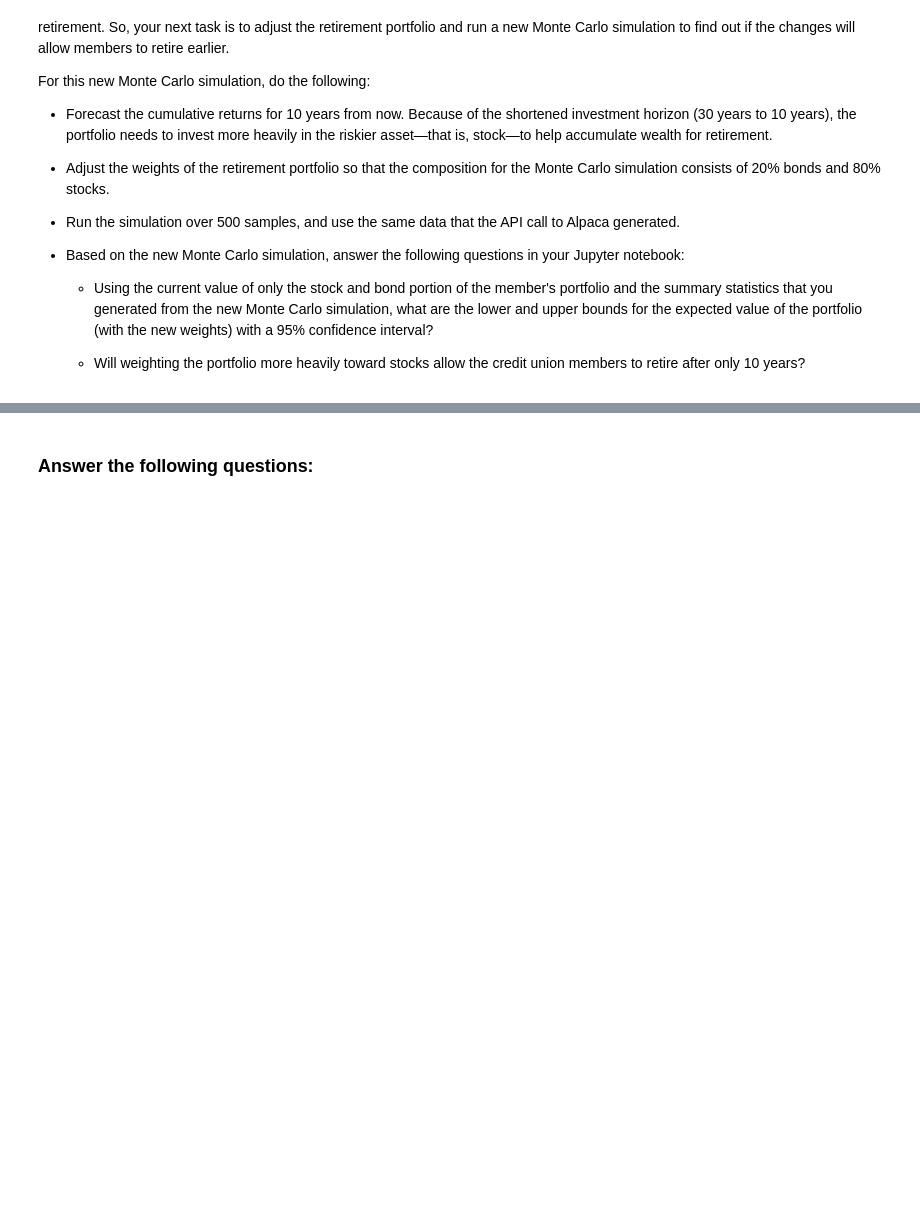
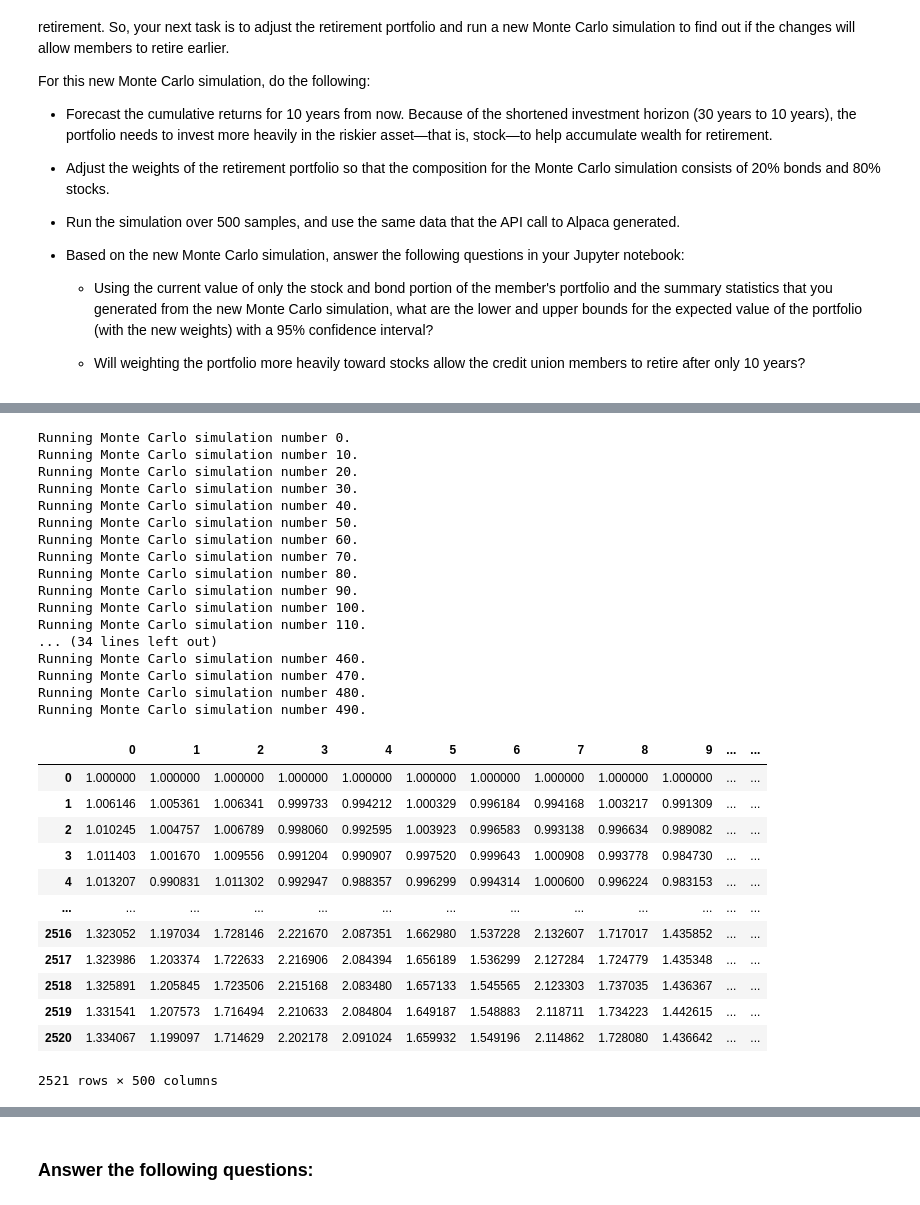
Before and after one commit to jpmaddox97/module_5_challenge, a Jupyter notebook: Starter_Code/financial_planning_tools.ipynb, the cells around one changed output, grey strips where cells are left out. Drawn from its saved outputs; the diff is of its cells as text; code cells hidden in the pictures; blank space fills up the shorter version.

```diff
--- a/Starter_Code/financial_planning_tools.ipynb
+++ b/Starter_Code/financial_planning_tools.ipynb
@@ -605,6 +646,37 @@ For this new Monte Carlo simulation, do the following:
 # %%
 # Run the Monte Carlo simulation to forecast 10 years cumulative returns
-# YOUR CODE HERE
+sb_hist_mc_sw.calc_cumulative_return()
+# %% [output]
+Running Monte Carlo simulation number 0.
+Running Monte Carlo simulation number 10.
+Running Monte Carlo simulation number 20.
+Running Monte Carlo simulation number 30.
+Running Monte Carlo simulation number 40.
+Running Monte Carlo simulation number 50.
+Running Monte Carlo simulation number 60.
+Running Monte Carlo simulation number 70.
+Running Monte Carlo simulation number 80.
+Running Monte Carlo simulation number 90.
+Running Monte Carlo simulation number 100.
+Running Monte Carlo simulation number 110.
+... (34 lines left out)
+Running Monte Carlo simulation number 460.
+Running Monte Carlo simulation number 470.
+Running Monte Carlo simulation number 480.
+Running Monte Carlo simulation number 490.
+|  | 0 | 1 | 2 | 3 | 4 | 5 | 6 | 7 | 8 | 9 | ... | ... |
+| 0 | 1.000000 | 1.000000 | 1.000000 | 1.000000 | 1.000000 | 1.000000 | 1.000000 | 1.000000 | 1.000000 | 1.000000 | ... | ... |
+| 1 | 1.006146 | 1.005361 | 1.006341 | 0.999733 | 0.994212 | 1.000329 | 0.996184 | 0.994168 | 1.003217 | 0.991309 | ... | ... |
+| 2 | 1.010245 | 1.004757 | 1.006789 | 0.998060 | 0.992595 | 1.003923 | 0.996583 | 0.993138 | 0.996634 | 0.989082 | ... | ... |
+| 3 | 1.011403 | 1.001670 | 1.009556 | 0.991204 | 0.990907 | 0.997520 | 0.999643 | 1.000908 | 0.993778 | 0.984730 | ... | ... |
+| 4 | 1.013207 | 0.990831 | 1.011302 | 0.992947 | 0.988357 | 0.996299 | 0.994314 | 1.000600 | 0.996224 | 0.983153 | ... | ... |
+| ... | ... | ... | ... | ... | ... | ... | ... | ... | ... | ... | ... | ... |
+| 2516 | 1.323052 | 1.197034 | 1.728146 | 2.221670 | 2.087351 | 1.662980 | 1.537228 | 2.132607 | 1.717017 | 1.435852 | ... | ... |
+| 2517 | 1.323986 | 1.203374 | 1.722633 | 2.216906 | 2.084394 | 1.656189 | 1.536299 | 2.127284 | 1.724779 | 1.435348 | ... | ... |
+| 2518 | 1.325891 | 1.205845 | 1.723506 | 2.215168 | 2.083480 | 1.657133 | 1.545565 | 2.123303 | 1.737035 | 1.436367 | ... | ... |
+| 2519 | 1.331541 | 1.207573 | 1.716494 | 2.210633 | 2.084804 | 1.649187 | 1.548883 | 2.118711 | 1.734223 | 1.442615 | ... | ... |
+| 2520 | 1.334067 | 1.199097 | 1.714629 | 2.202178 | 2.091024 | 1.659932 | 1.549196 | 2.114862 | 1.728080 | 1.436642 | ... | ... |
+2521 rows × 500 columns
 # %%
 # Visualize the 10-year Monte Carlo simulation by creating an
 # overlay line plot
```
Also changed, not shown: parts of 13 cells of this notebook.
